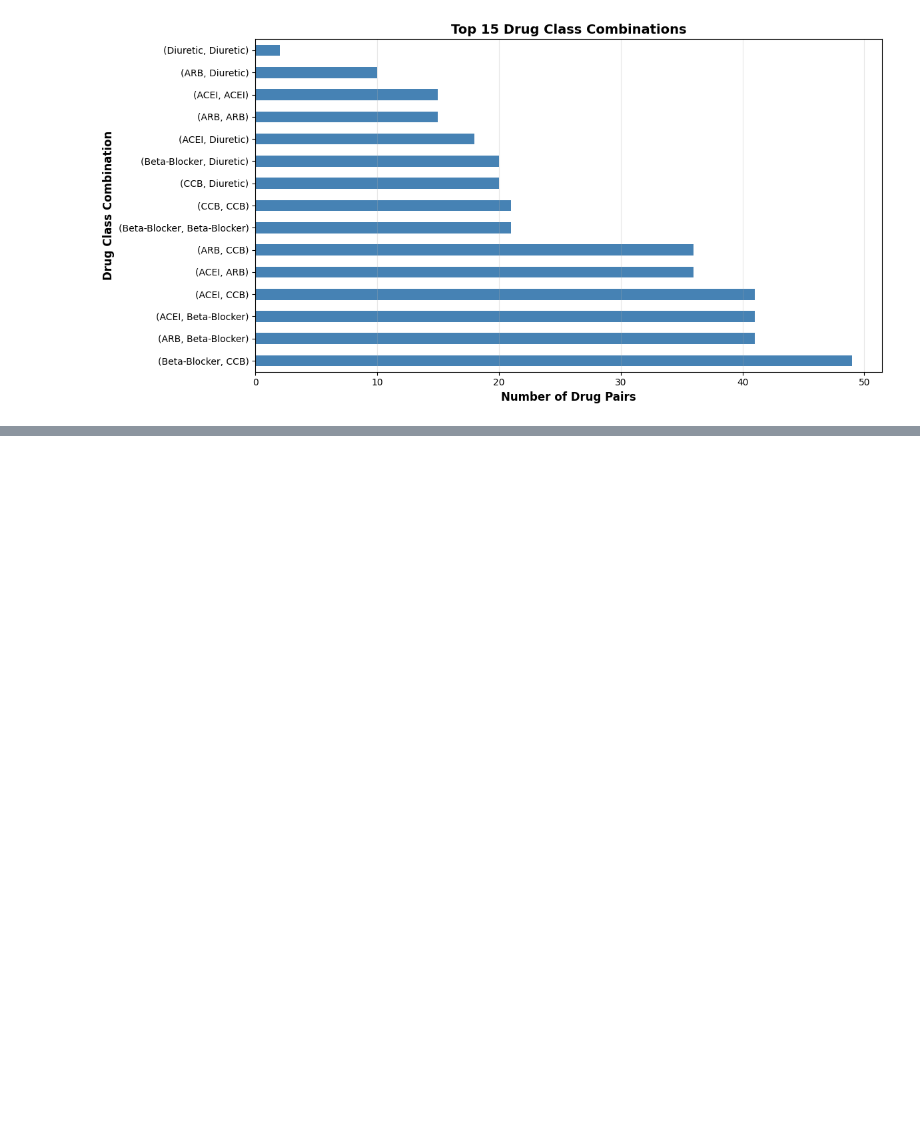
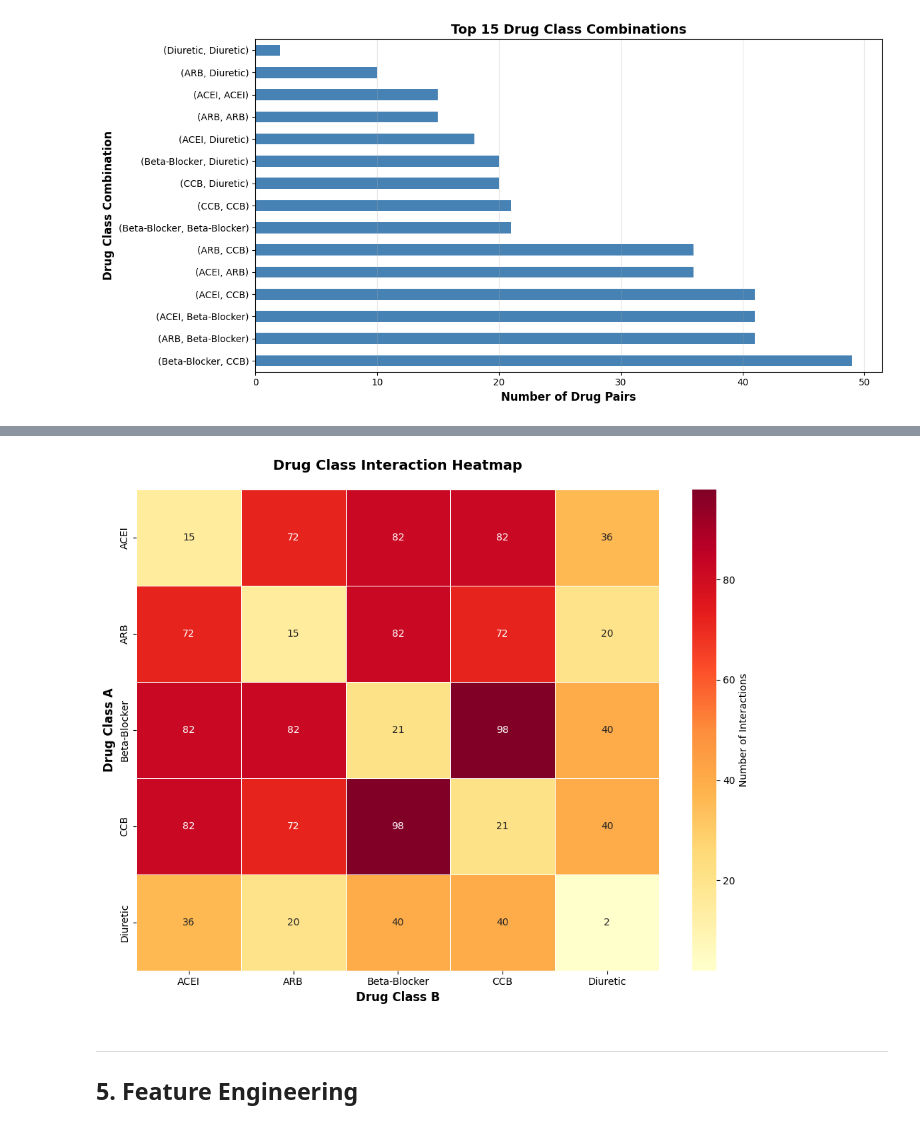
Before and after one commit to JohnnyRobs19/FYP-Hypertension-DDI-Detection, a Jupyter notebook: XGBoost_DDI_Analysis_and_Training.ipynb, the cells around one changed output, grey strips where cells are left out. Drawn from its saved outputs; the diff is of its cells as text; code cells hidden in the pictures; blank space fills up the shorter version.

```diff
--- a/XGBoost_DDI_Analysis_and_Training.ipynb
+++ b/XGBoost_DDI_Analysis_and_Training.ipynb
@@ -1127,0 +326,26 @@ COMPARATIVE ANALYSIS
+# %%
+# Create interaction heatmap
+interaction_matrix = df_valid.groupby(['Drug_A_Class', 'Drug_B_Class']).size().unstack(fill_value=0)
+
+# Make symmetric
+for idx in interaction_matrix.index:
+    for col in interaction_matrix.columns:
+        if idx != col:
+            total = interaction_matrix.loc[idx, col] + interaction_matrix.loc[col, idx]
+            interaction_matrix.loc[idx, col] = total
+            interaction_matrix.loc[col, idx] = total
+
+plt.figure(figsize=(10, 8))
+sns.heatmap(interaction_matrix, annot=True, fmt='d', cmap='YlOrRd',
+            linewidths=0.5, cbar_kws={'label': 'Number of Interactions'})
+plt.title('Drug Class Interaction Heatmap', fontsize=14, fontweight='bold', pad=20)
+plt.xlabel('Drug Class B', fontsize=12, fontweight='bold')
+plt.ylabel('Drug Class A', fontsize=12, fontweight='bold')
+plt.tight_layout()
+plt.show()
+# %% [output]
+[figure, added]
+# %% [markdown]
+---
+
+## 5. Feature Engineering
```
Also changed, not shown: parts of 72 cells of this notebook.
